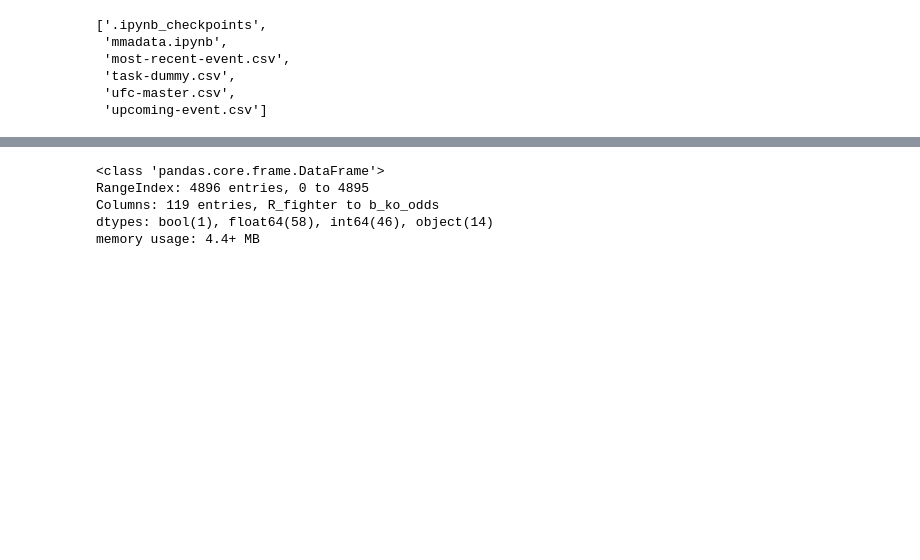
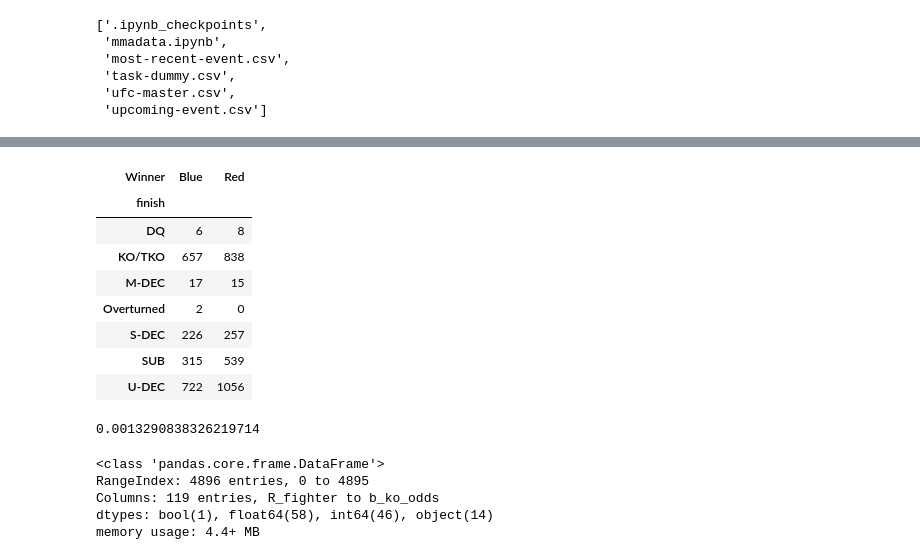
Before and after one commit to kyuro7793/MMA-fight-predictor, a Jupyter notebook: mmadata.ipynb, the cells around one changed output, grey strips where cells are left out. Cells and saved outputs as stored; diff of their text form; code cells hidden in the pictures; blank space fills up the shorter version.

```diff
--- a/mmadata.ipynb
+++ b/mmadata.ipynb
@@ -31,3 +31,17 @@ data.head()
 | 2 | Misha Cirkunov | Krzysztof Jotko | 110.0 | -130 | 110.000000 | 76.923077 | 2021-10-02 | Las Vegas, Nevada, USA | USA | Blue | ... |
 | 3 | Alexander Hernandez | Mike Breeden | -675.0 | 475 | 14.814815 | 475.000000 | 2021-10-02 | Las Vegas, Nevada, USA | USA | Red | ... |
 | 4 | Joe Solecki | Jared Gordon | -135.0 | 115 | 74.074074 | 115.000000 | 2021-10-02 | Las Vegas, Nevada, USA | USA | Blue | ... |
+# %%
+crosstab=pd.crosstab(data.finish,data.Winner)
+# %%
+crosstab
+# %% [output]
+| Winner | Blue | Red |
+| finish |  |  |
+| DQ | 6 | 8 |
+| KO/TKO | 657 | 838 |
+| M-DEC | 17 | 15 |
+| Overturned | 2 | 0 |
+| S-DEC | 226 | 257 |
+| SUB | 315 | 539 |
+| U-DEC | 722 | 1056 |
@@ -34,3 +52,7 @@ data.head()
+# %%
+p
+# %% [output]
+0.0013290838326219714
 # %%
 data.info()
 # %% [output]
```
Also changed, not shown: parts of 36 cells of this notebook.
